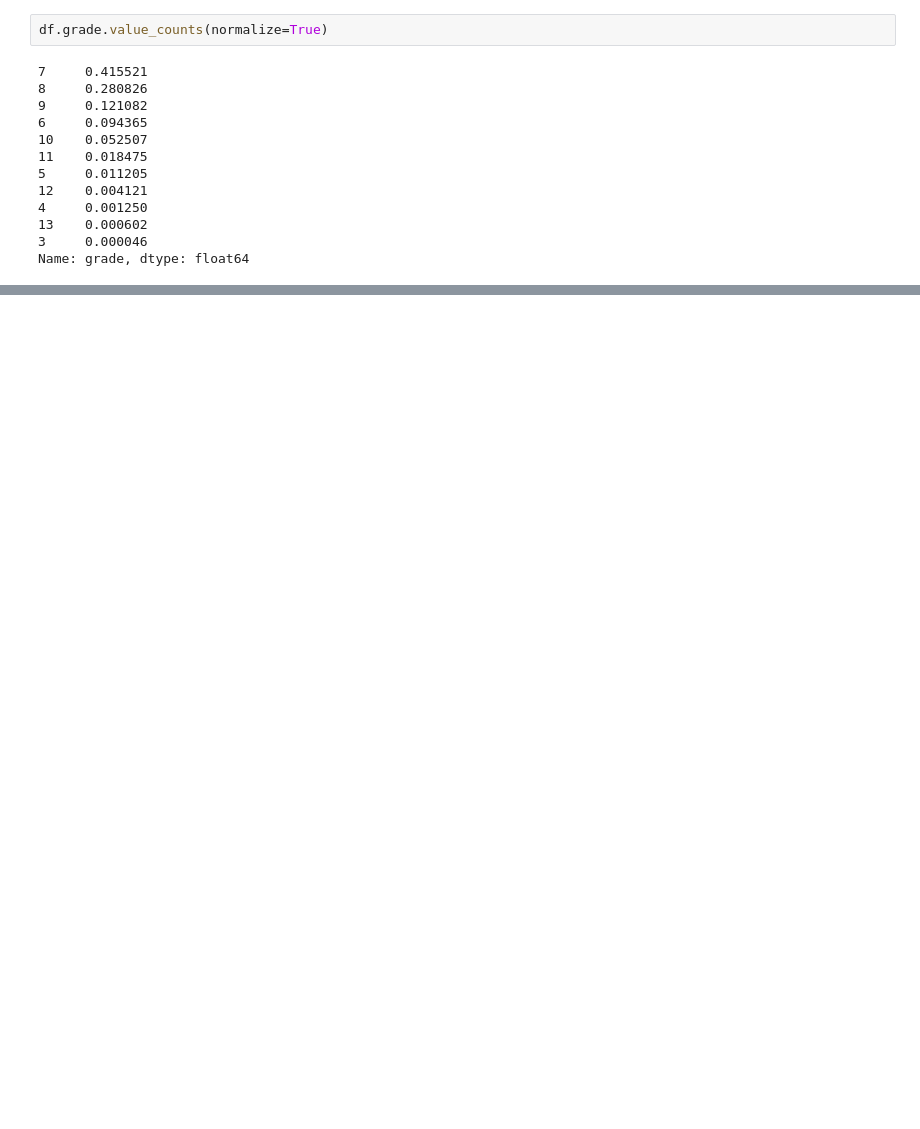
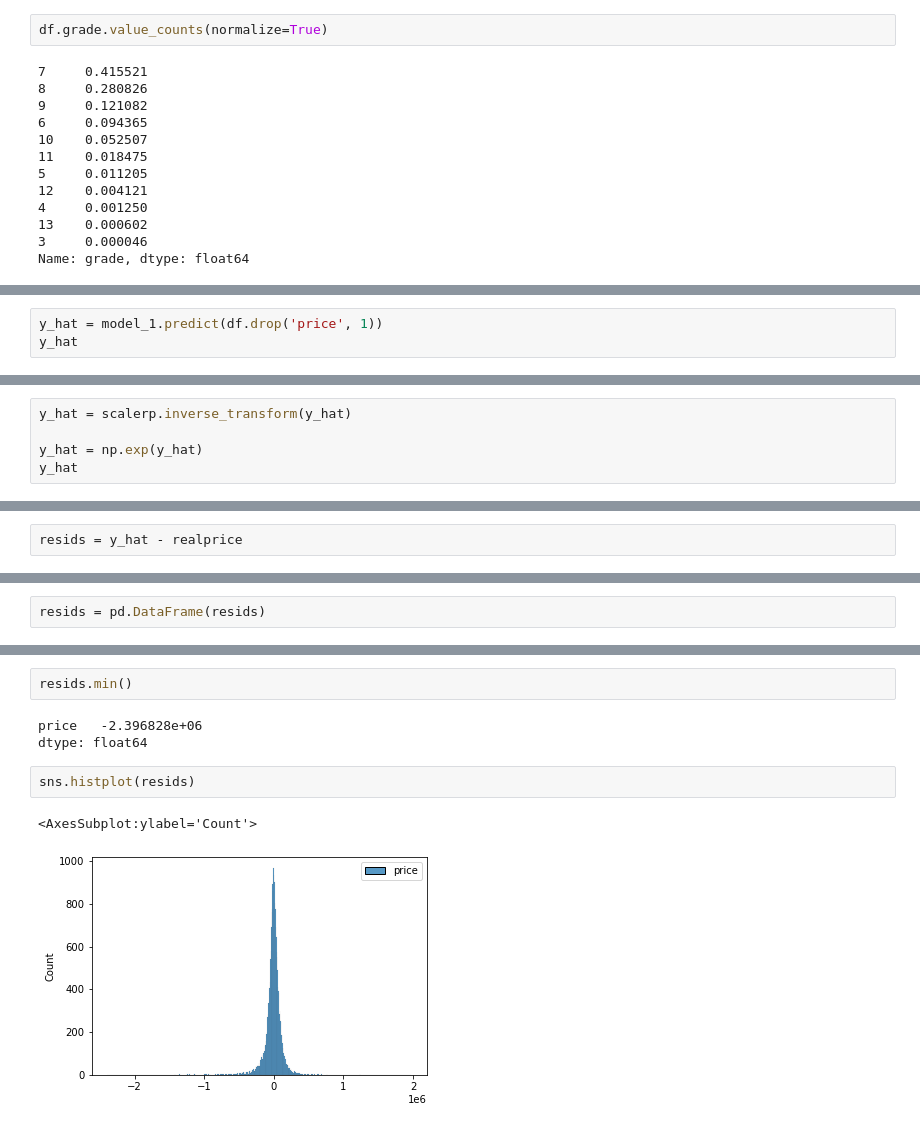
Before and after one commit to saifword/King_County_Housing, a Jupyter notebook: kings_c_housing.ipynb, the cells around one changed output, grey strips where cells are left out. Saved outputs shown, nothing was run; the diff lists cells and outputs as text; blank space fills up the shorter version.

```diff
--- a/kings_c_housing.ipynb
+++ b/kings_c_housing.ipynb
@@ -128,0 +446,3 @@ df[df['bedrooms'] == 33]
+# %%
+y_hat = model_1.predict(df.drop('price', 1))
+y_hat
@@ -128,0 +452,5 @@ df[df['bedrooms'] == 33]
+# %%
+y_hat = scalerp.inverse_transform(y_hat)
+
+y_hat = np.exp(y_hat)
+y_hat
@@ -128,0 +465,2 @@ df[df['bedrooms'] == 33]
+# %%
+resids = y_hat - realprice
@@ -128,0 +471,2 @@ df[df['bedrooms'] == 33]
+# %%
+resids = pd.DataFrame(resids)
@@ -128,0 +493,10 @@ df[df['bedrooms'] == 33]
+# %%
+resids.min()
+# %% [output]
+price   -2.396828e+06
+dtype: float64
+# %%
+sns.histplot(resids)
+# %% [output]
+<AxesSubplot:ylabel='Count'>
+[figure, added]
```
Also changed, not shown: parts of 47 cells of this notebook, 1 other file.
